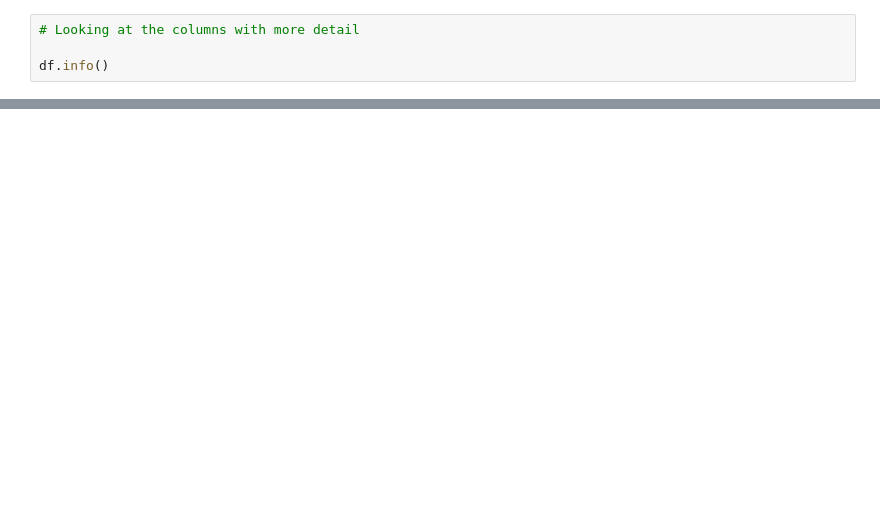
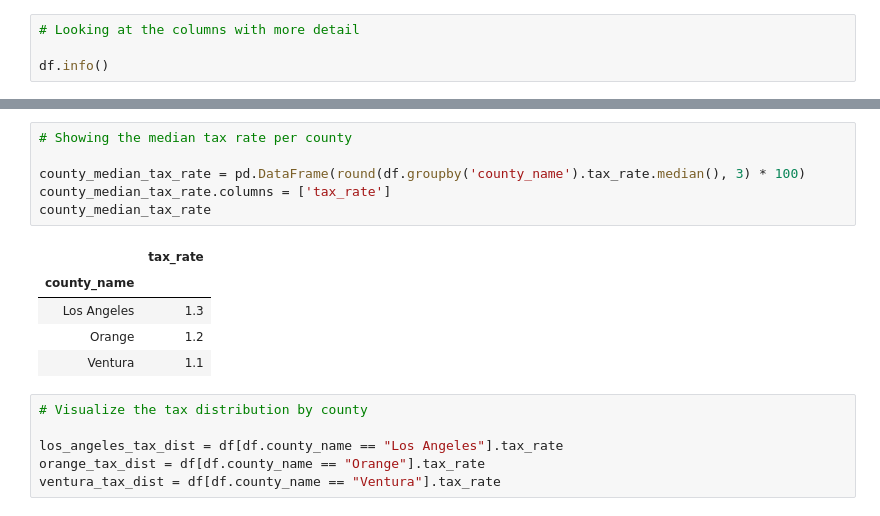
Before and after one commit to QuantumKane/zillow_regression_project, a Jupyter notebook: zillow_explore.ipynb, the cells around one changed output, grey strips where cells are left out. Cells and saved outputs as stored; diff of their text form; blank space fills up the shorter version.

```diff
--- a/zillow_explore.ipynb
+++ b/zillow_explore.ipynb
@@ -133,0 +152,18 @@ Name: finishedsquarefeet12, dtype: float64
+# %%
+# Showing the median tax rate per county
+
+county_median_tax_rate = pd.DataFrame(round(df.groupby('county_name').tax_rate.median(), 3) * 100)
+county_median_tax_rate.columns = ['tax_rate']
+county_median_tax_rate
+# %% [output]
+|  | tax_rate |
+| county_name |  |
+| Los Angeles | 1.3 |
+| Orange | 1.2 |
+| Ventura | 1.1 |
+# %%
+# Visualize the tax distribution by county
+
+los_angeles_tax_dist = df[df.county_name == "Los Angeles"].tax_rate
+orange_tax_dist = df[df.county_name == "Orange"].tax_rate
+ventura_tax_dist = df[df.county_name == "Ventura"].tax_rate
```
Also changed, not shown: parts of 43 cells of this notebook.
